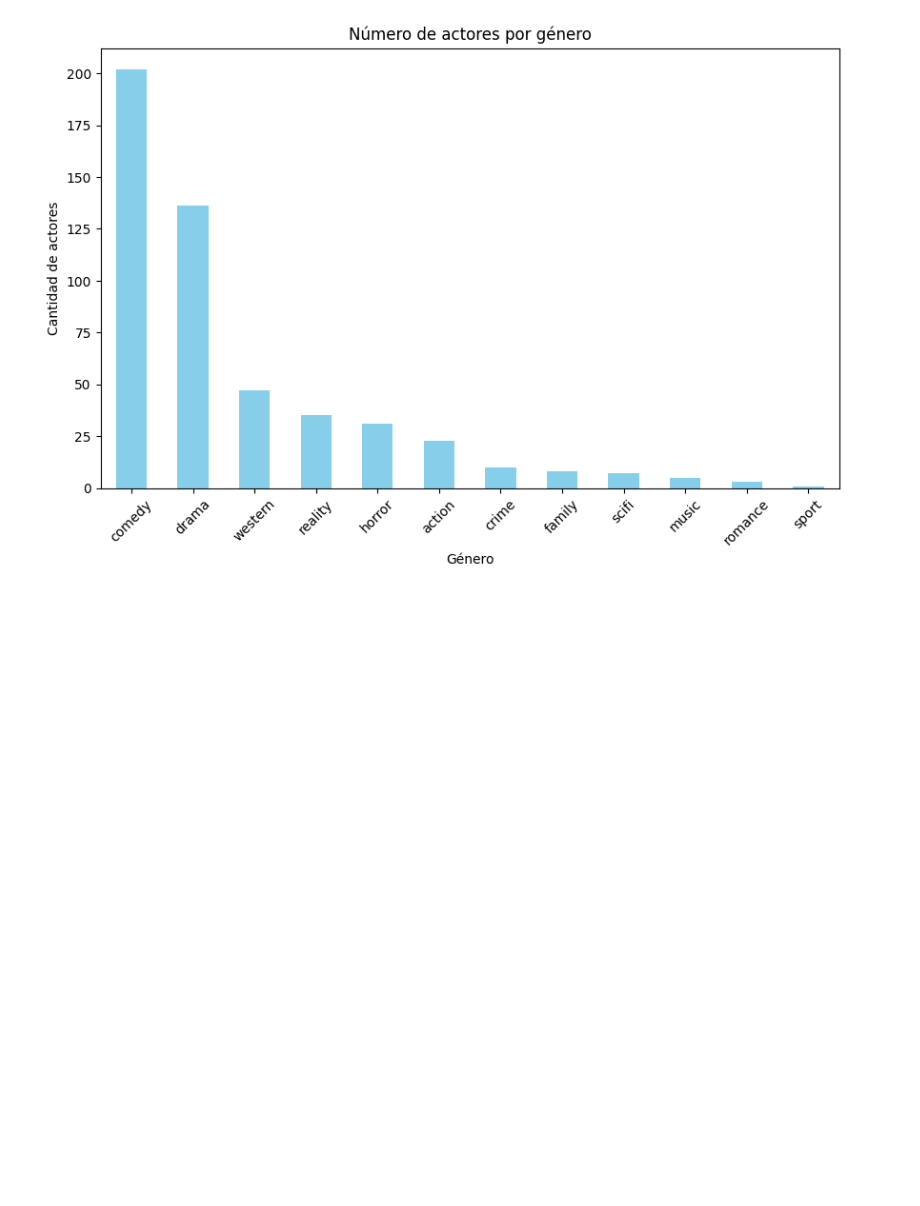
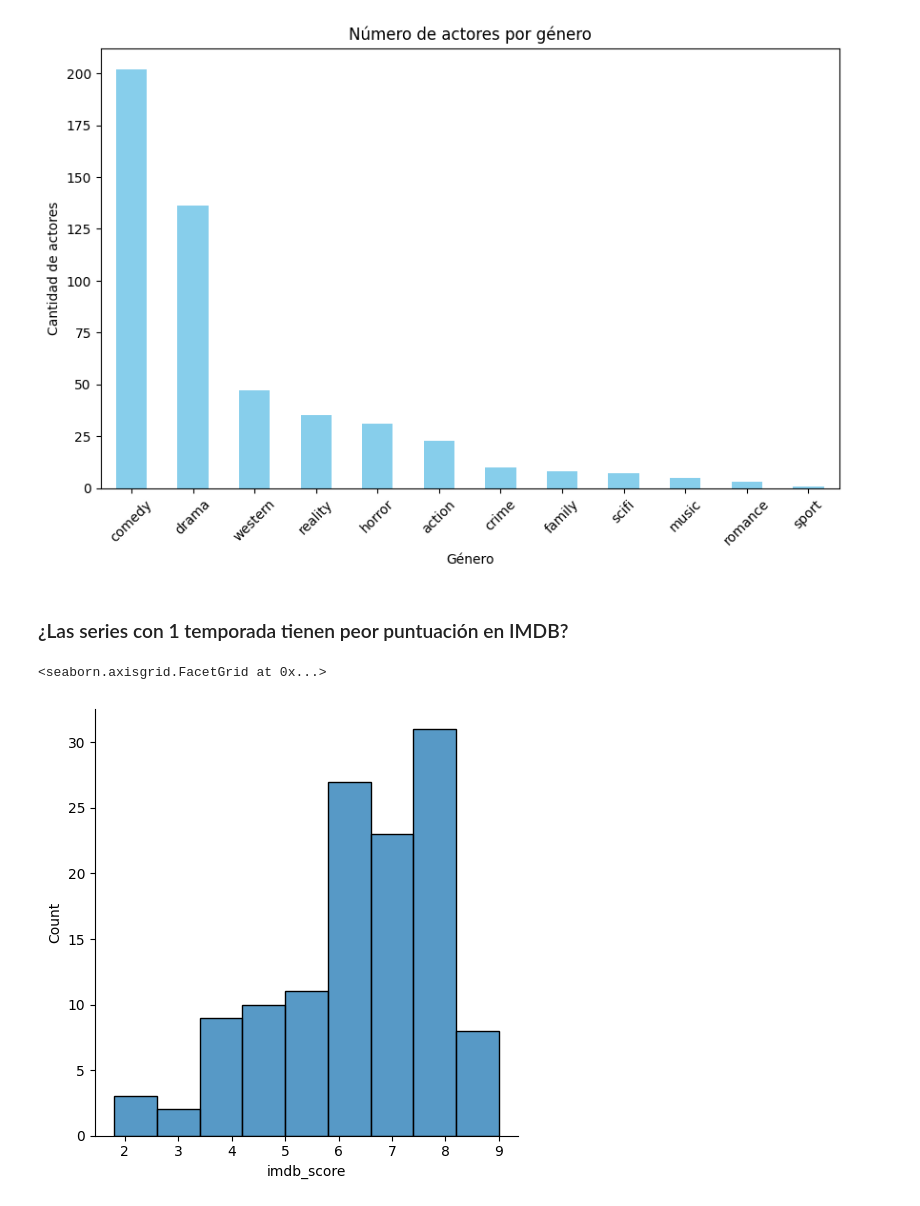
Before and after one commit to davidcabrero/EDA_Paramount, a Jupyter notebook: EDA_Paramount.ipynb, the cells around one changed output. Saved outputs shown, nothing was run; the diff lists cells and outputs as text; code cells hidden in the pictures; blank space fills up the shorter version.

Commit message:
Añadido relación entre fecha de estreno y temporadas y relación entre series de 1 temporada y puntuación IMDB. Mejoras Breves.

```diff
--- a/EDA_Paramount.ipynb
+++ b/EDA_Paramount.ipynb
@@ -478,3 +474,13 @@ plt.xticks(rotation=45)
 plt.show()
 # %% [output]
 [figure]
+# %% [markdown]
+### ¿Las series con 1 temporada tienen peor puntuación en IMDB?
+# %%
+filtroTemporada = series[series['seasons'] == 1]
+sns.displot(data=filtroSeries,
+            x="imdb_score", #Variable numérica
+            multiple="stack") #Barras apiladas
+# %% [output]
+<seaborn.axisgrid.FacetGrid at 0x...>
+[figure, added]
```
Also changed, not shown: parts of 3 cells of this notebook, 1 other file.
